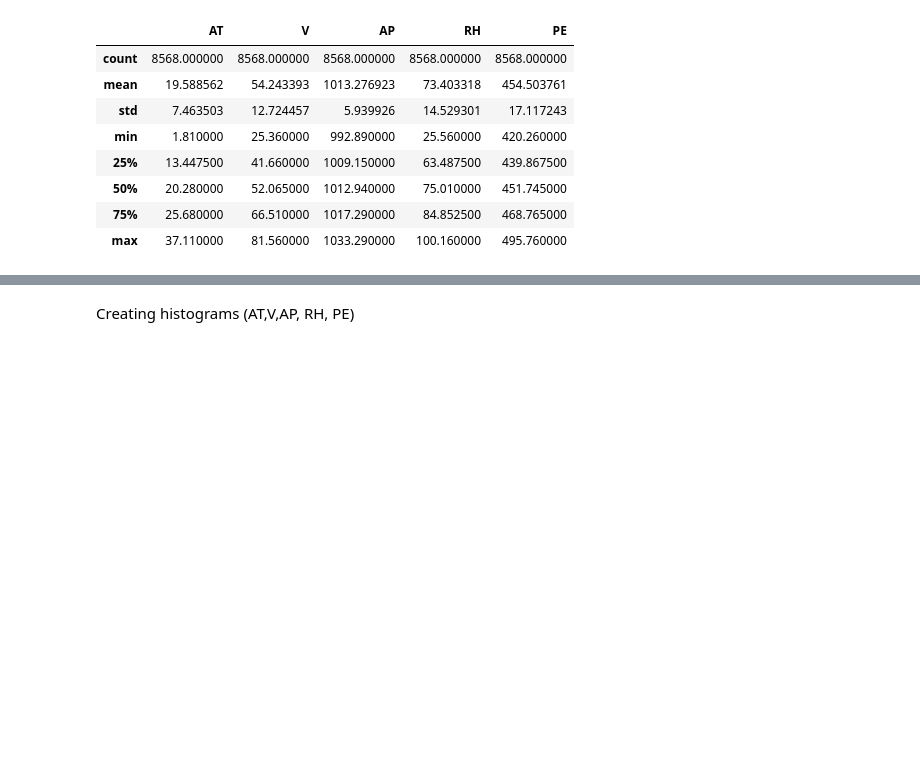
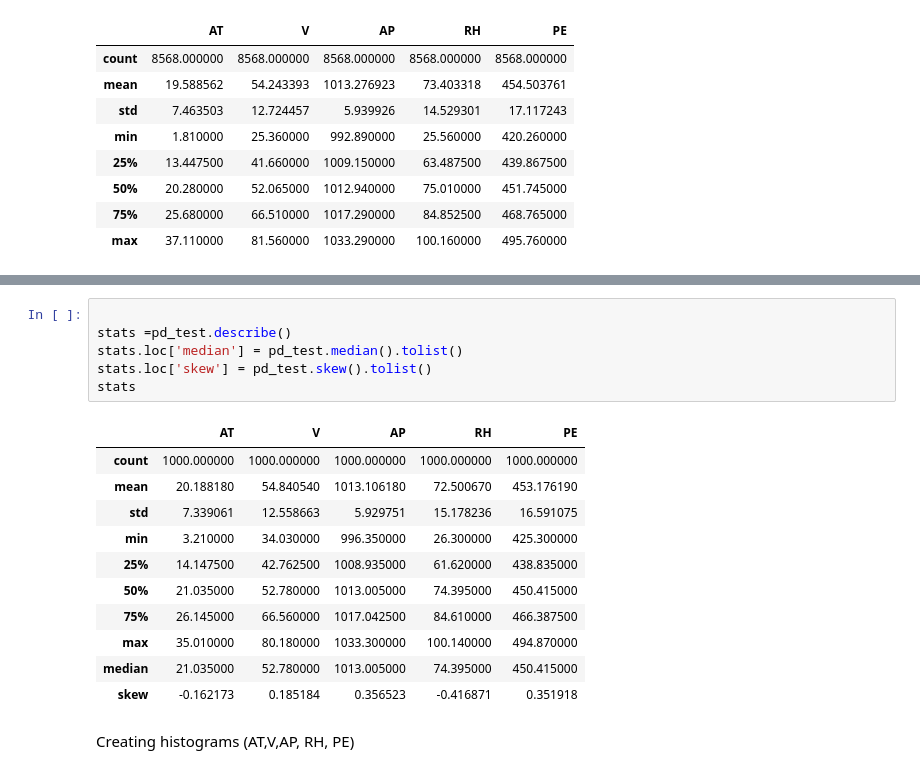
Before and after one commit to szilagyi93/regression, a Jupyter notebook: 01_main/eda_ccpp.ipynb, the cells around one changed output, grey strips where cells are left out. Cells and saved outputs as stored; diff of their text form; blank space fills up the shorter version.

```diff
--- a/01_main/eda_ccpp.ipynb
+++ b/01_main/eda_ccpp.ipynb
@@ -106,3 +127,21 @@ pd_train.describe()
+# %%
+
+stats =pd_test.describe()
+stats.loc['median'] = pd_test.median().tolist()
+stats.loc['skew'] = pd_test.skew().tolist()
+stats
+# %% [output]
+|  | AT | V | AP | RH | PE |
+| count | 1000.000000 | 1000.000000 | 1000.000000 | 1000.000000 | 1000.000000 |
+| mean | 20.188180 | 54.840540 | 1013.106180 | 72.500670 | 453.176190 |
+| std | 7.339061 | 12.558663 | 5.929751 | 15.178236 | 16.591075 |
+| min | 3.210000 | 34.030000 | 996.350000 | 26.300000 | 425.300000 |
+| 25% | 14.147500 | 42.762500 | 1008.935000 | 61.620000 | 438.835000 |
+| 50% | 21.035000 | 52.780000 | 1013.005000 | 74.395000 | 450.415000 |
+| 75% | 26.145000 | 66.560000 | 1017.042500 | 84.610000 | 466.387500 |
+| max | 35.010000 | 80.180000 | 1033.300000 | 100.140000 | 494.870000 |
+| median | 21.035000 | 52.780000 | 1013.005000 | 74.395000 | 450.415000 |
+| skew | -0.162173 | 0.185184 | 0.356523 | -0.416871 | 0.351918 |
 # %% [markdown]
 Creating histograms (AT,V,AP, RH, PE)
 # %%
```
Also changed, not shown: parts of 5 cells of this notebook, 54 other files.
